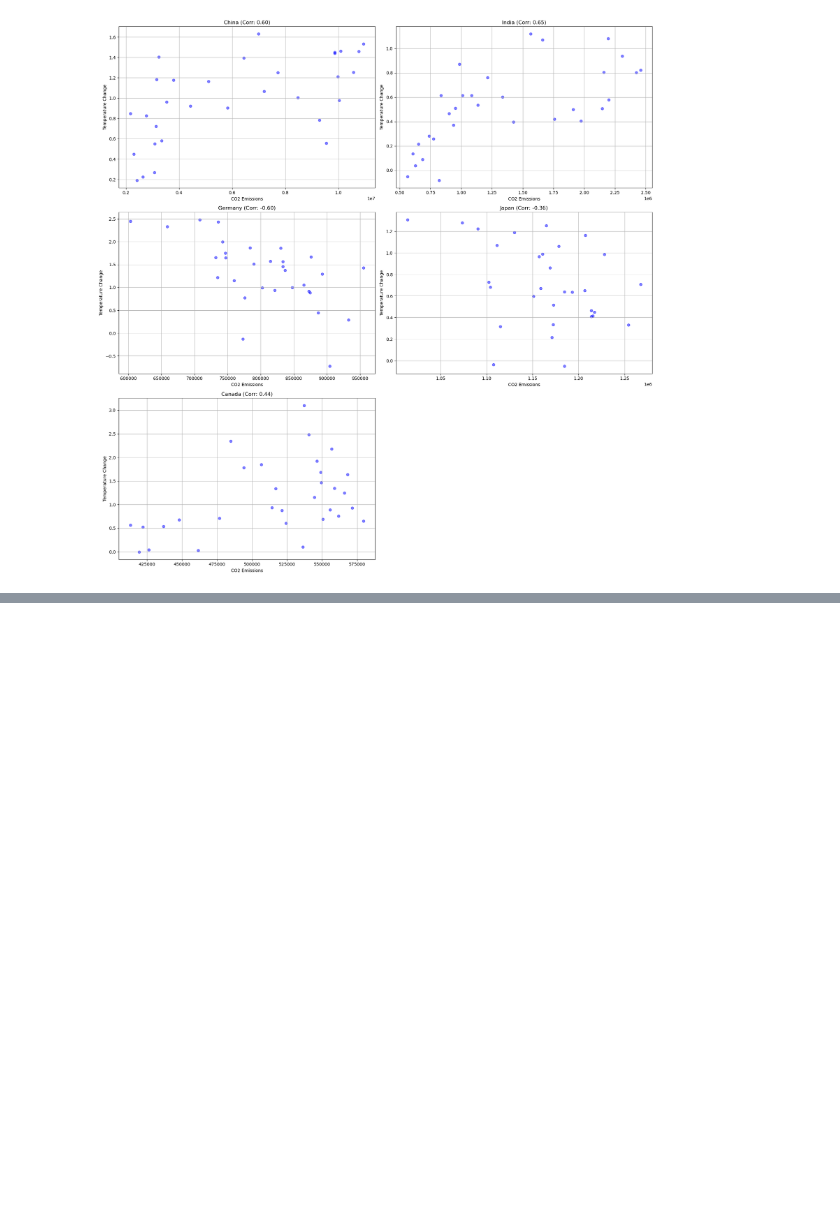
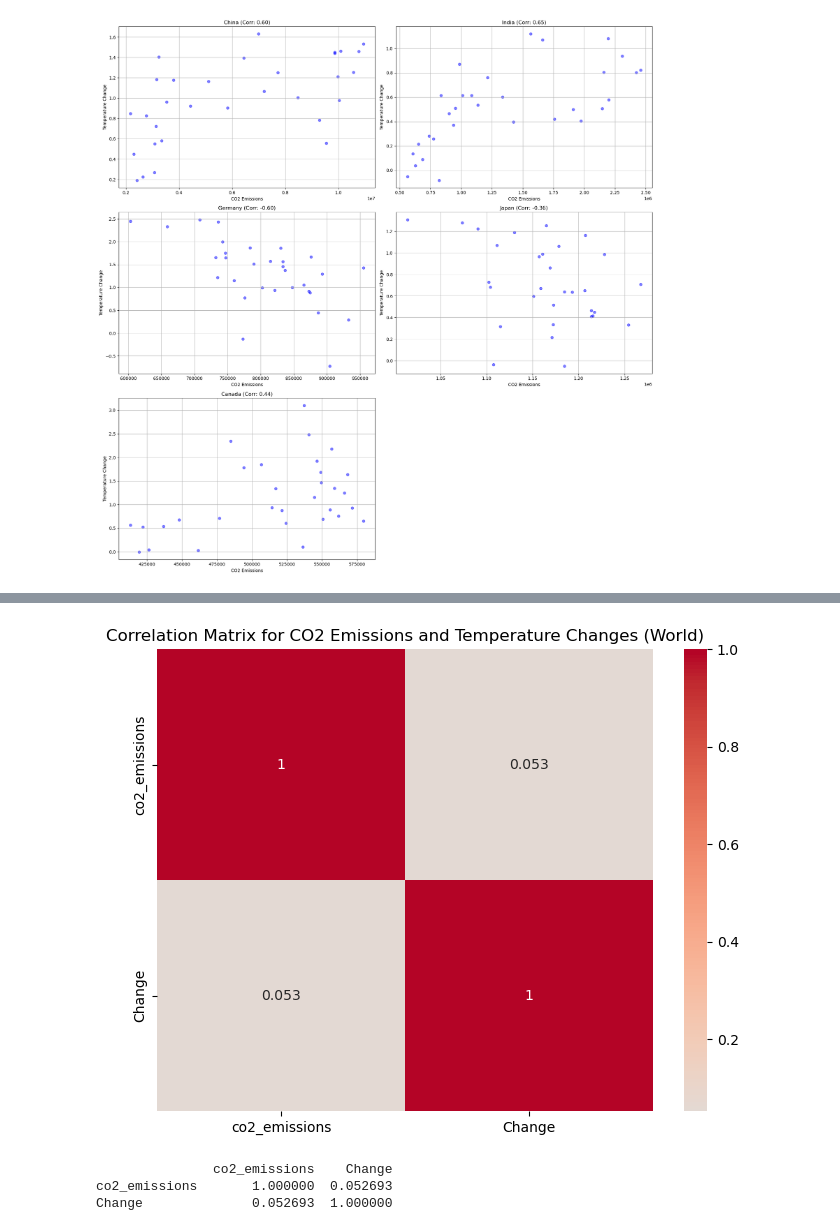
Before and after one commit to moeezmujahid70/MADE-SS24, a Jupyter notebook: project/analysis.ipynb, the cells around one changed output, grey strips where cells are left out. Saved outputs shown, nothing was run; the diff lists cells and outputs as text; code cells hidden in the pictures; blank space fills up the shorter version.

```diff
--- a/project/analysis.ipynb
+++ b/project/analysis.ipynb
@@ -218,0 +359,22 @@ plt.show()
+# %%
+
+
+# Filter the data to include only the world
+world_df = merged_df[merged_df['Area'] != 'World']
+
+# Calculate the correlation matrix for the world data
+correlation_matrix_world = world_df[['co2_emissions', 'Change']].corr()
+
+# Plot the correlation matrix
+plt.figure(figsize=(8, 6))
+sns.heatmap(correlation_matrix_world, annot=True, cmap='coolwarm', center=0)
+plt.title('Correlation Matrix for CO2 Emissions and Temperature Changes (World)')
+plt.show()
+
+# Print the correlation matrix
+print(correlation_matrix_world)
+# %% [output]
+[figure, added]
+               co2_emissions    Change
+co2_emissions       1.000000  0.052693
+Change              0.052693  1.000000
```
Also changed, not shown: parts of 3 cells of this notebook.
